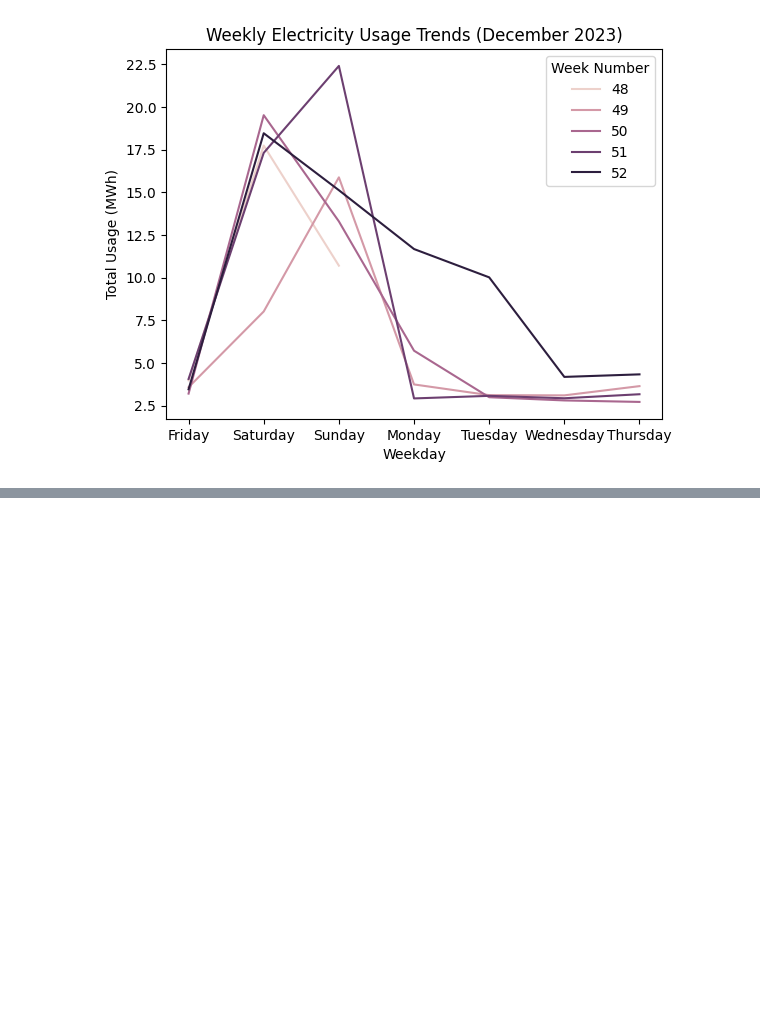
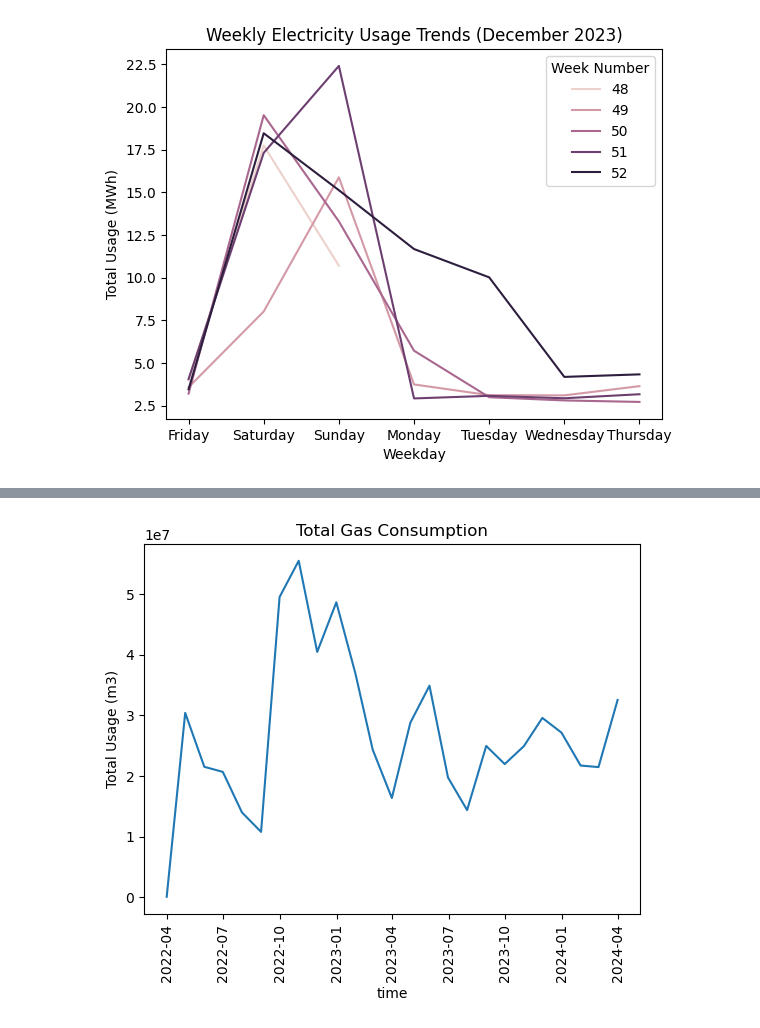
Before and after one commit to Yufanggg/Smart-House, a Jupyter notebook: report_electricity_usage.ipynb, the cells around one changed output, grey strips where cells are left out. Cells and saved outputs as stored; diff of their text form; code cells hidden in the pictures; blank space fills up the shorter version.

Commit message:
finished electric/gas report

```diff
--- a/report_electricity_usage.ipynb
+++ b/report_electricity_usage.ipynb
@@ -166,0 +174,7 @@ report.dec_table()
+# %%
+from report_electricity_usage import ReportGasUsage
+from functions import create_timestamp, df_timestamp_index
+report = ReportGasUsage()
+report.figure1()
+# %% [output]
+[figure, added]
```
Also changed, not shown: parts of 3 cells of this notebook, 1 other file.
